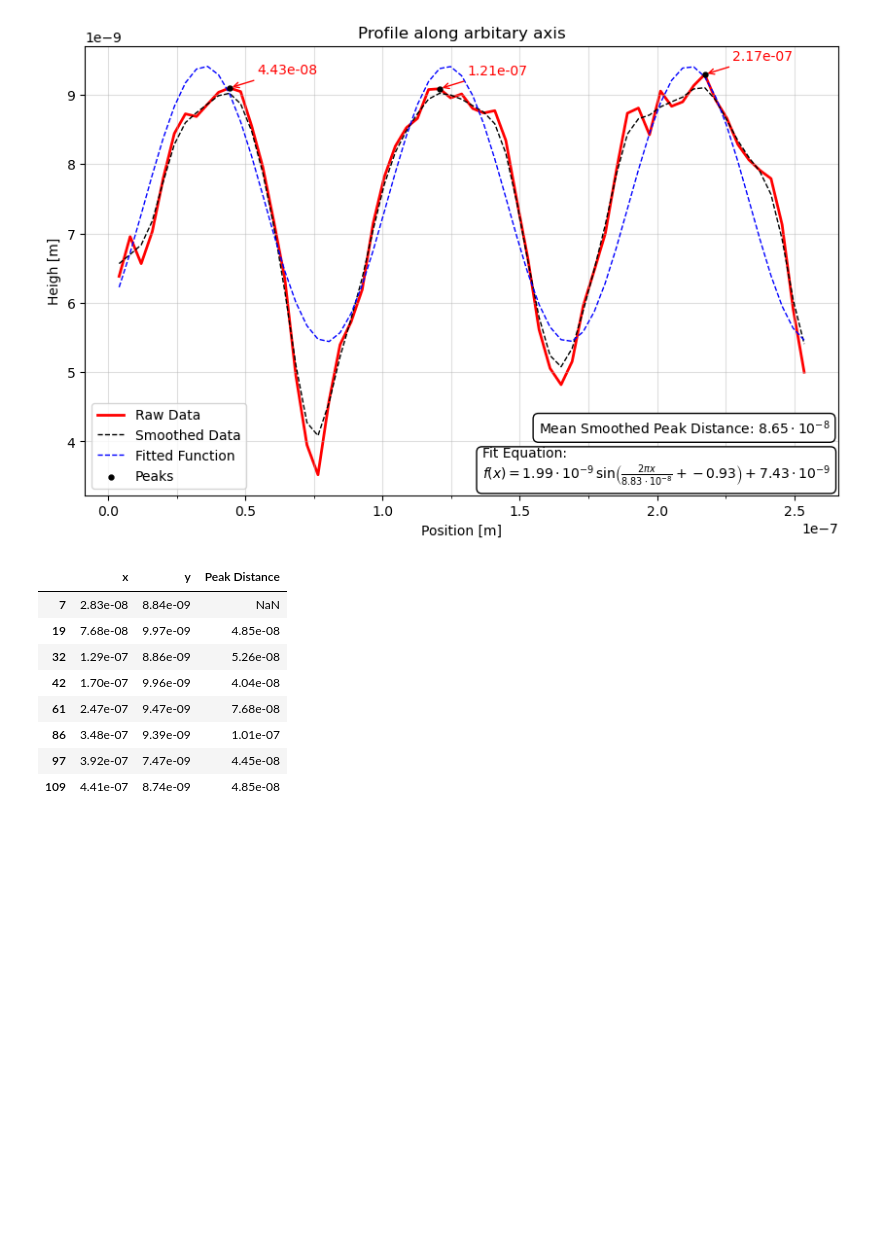
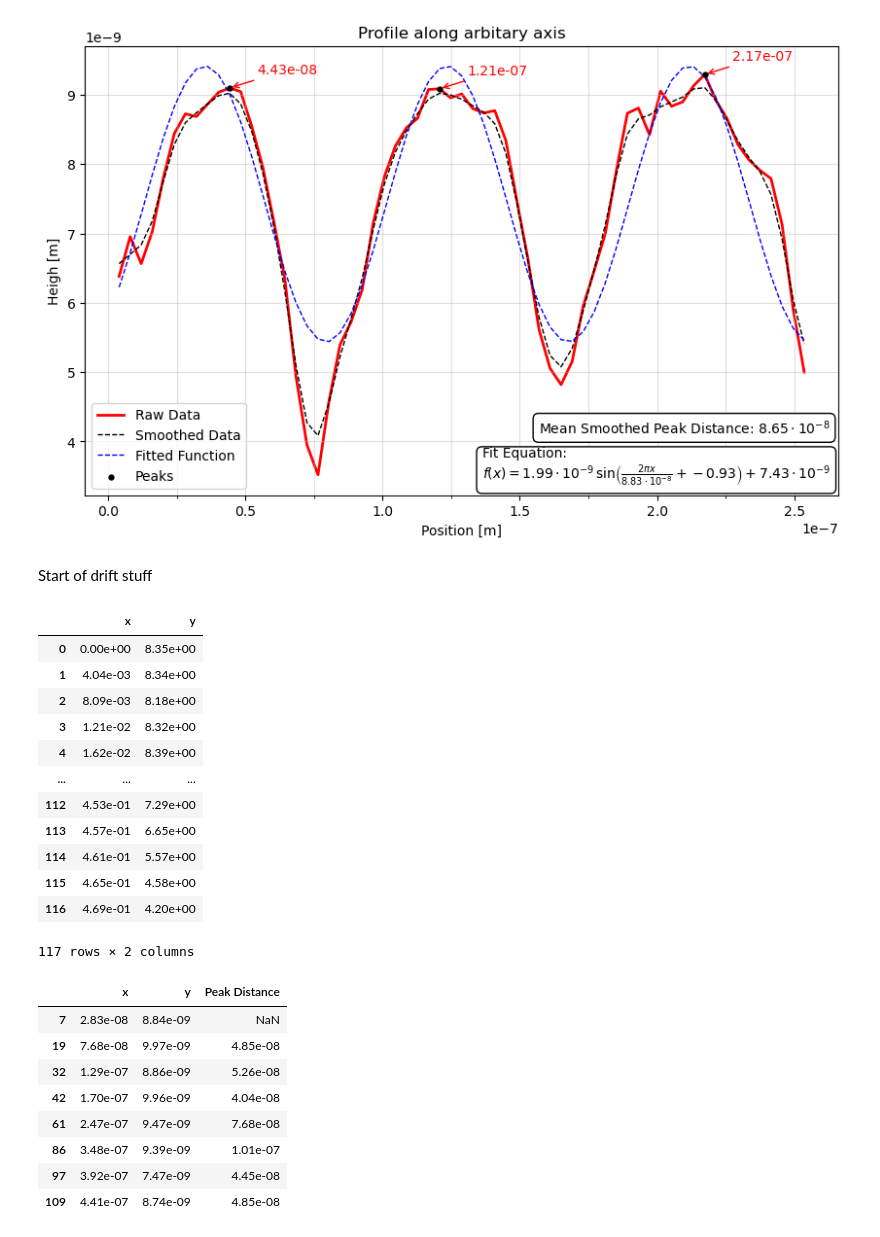
Before and after one commit to kearb-stomp/AdvLabs, a Jupyter notebook: Lab 5/Task 2.ipynb, the cells around one changed output. Cells and saved outputs as stored; diff of their text form; code cells hidden in the pictures; blank space fills up the shorter version.

```diff
--- a/Lab 5/Task 2.ipynb
+++ b/Lab 5/Task 2.ipynb
@@ -148,14 +148,30 @@ ax.legend()
 plt.show()
 # %% [output]
 [figure]
+# %% [markdown]
+Start of drift stuff
 # %%
 file_path = Path('Data/task 2 drift data 2.csv')
 drift_data = pd.read_csv(file_path, header=None, skiprows=3,sep=';', names=['x', 'y'])
-x = drift_data['x'] * 1e7
+x = drift_data['x'] * 1e6
 y = drift_data['y'] * 1e9
 drift_data['x'] = x
 drift_data['y'] = y
-#display(drift_data)
+display(drift_data)
+# %% [output]
+|  | x | y |
+| 0 | 0.00e+00 | 8.35e+00 |
+| 1 | 4.04e-03 | 8.34e+00 |
+| 2 | 8.09e-03 | 8.18e+00 |
+| 3 | 1.21e-02 | 8.32e+00 |
+| 4 | 1.62e-02 | 8.39e+00 |
+| ... | ... | ... |
+| 112 | 4.53e-01 | 7.29e+00 |
+| 113 | 4.57e-01 | 6.65e+00 |
+| 114 | 4.61e-01 | 5.57e+00 |
+| 115 | 4.65e-01 | 4.58e+00 |
+| 116 | 4.69e-01 | 4.20e+00 |
+117 rows × 2 columns
 # %%
 smoothed_y_drift = gaussian_filter1d(drift_data['y'], sigma=sigma)
 
```
Also changed, not shown: parts of 16 cells of this notebook, 1 other file.
